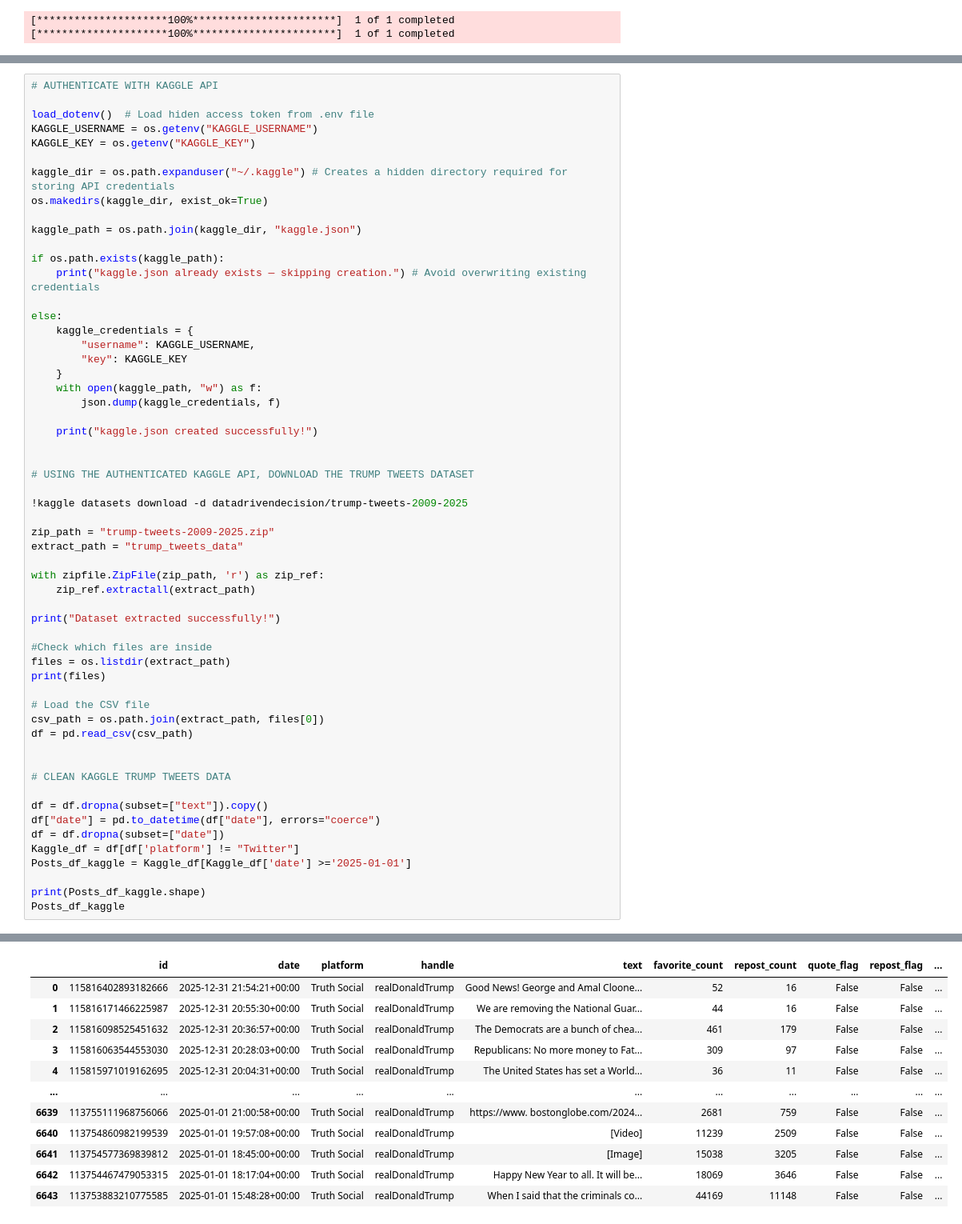
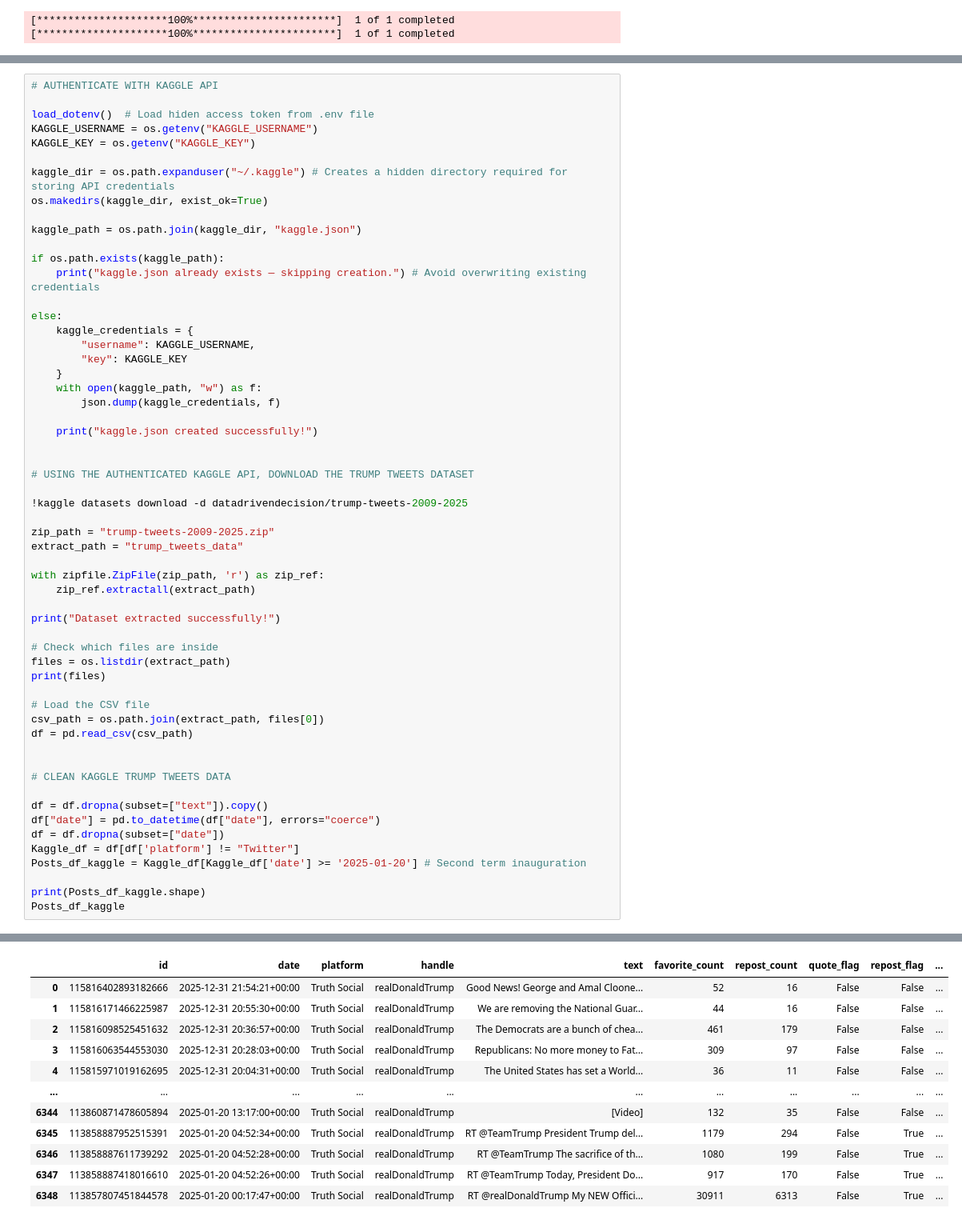
Before and after one commit to ben-mikus/wdip-course-project, a Jupyter notebook: wdip-course-project.ipynb, the cells around one changed output, grey strips where cells are left out. Shown at 80% size. Drawn from its saved outputs; the diff is of its cells as text.

```diff
--- a/wdip-course-project.ipynb
+++ b/wdip-course-project.ipynb
@@ -188,7 +197,7 @@ with zipfile.ZipFile(zip_path, 'r') as zip_ref:
 
 print("Dataset extracted successfully!")
 
-#Check which files are inside
+# Check which files are inside
 files = os.listdir(extract_path)
 print(files)
 
@@ -203,7 +212,7 @@ df = df.dropna(subset=["text"]).copy()
 df["date"] = pd.to_datetime(df["date"], errors="coerce")
 df = df.dropna(subset=["date"])
 Kaggle_df = df[df['platform'] != "Twitter"]
-Posts_df_kaggle = Kaggle_df[Kaggle_df['date'] >='2025-01-01']
+Posts_df_kaggle = Kaggle_df[Kaggle_df['date'] >= '2025-01-20'] # Second term inauguration
 
 print(Posts_df_kaggle.shape)
 Posts_df_kaggle
@@ -218,12 +227,12 @@ Dataset extracted successfully!
 |  | id | date | platform | handle | text | favorite_count | repost_count | quote_flag | repost_flag | ... |
 | 0 | 115816402893182666 | 2025-12-31 21:54:21+00:00 | Truth Social | realDonaldTrump | Good News! George and Amal Cloone... | 52 | 16 | False | False | ... |
 | 1 | 115816171466225987 | 2025-12-31 20:55:30+00:00 | Truth Social | realDonaldTrump | We are removing the National Guar... | 44 | 16 | False | False | ... |
 | 2 | 115816098525451632 | 2025-12-31 20:36:57+00:00 | Truth Social | realDonaldTrump | The Democrats are a bunch of chea... | 461 | 179 | False | False | ... |
 | 3 | 115816063544553030 | 2025-12-31 20:28:03+00:00 | Truth Social | realDonaldTrump | Republicans: No more money to Fat... | 309 | 97 | False | False | ... |
 | 4 | 115815971019162695 | 2025-12-31 20:04:31+00:00 | Truth Social | realDonaldTrump | The United States has set a World... | 36 | 11 | False | False | ... |
 | ... | ... | ... | ... | ... | ... | ... | ... | ... | ... | ... |
-| 6639 | 113755111968756066 | 2025-01-01 21:00:58+00:00 | Truth Social | realDonaldTrump | https://www. bostonglobe.com/2024... | 2681 | 759 | False | False | ... |
-| 6640 | 113754860982199539 | 2025-01-01 19:57:08+00:00 | Truth Social | realDonaldTrump | [Video] | 11239 | 2509 | False | False | ... |
-| 6641 | 113754577369839812 | 2025-01-01 18:45:00+00:00 | Truth Social | realDonaldTrump | [Image] | 15038 | 3205 | False | False | ... |
-| 6642 | 113754467479053315 | 2025-01-01 18:17:04+00:00 | Truth Social | realDonaldTrump | Happy New Year to all. It will be... | 18069 | 3646 | False | False | ... |
-| 6643 | 113753883210775585 | 2025-01-01 15:48:28+00:00 | Truth Social | realDonaldTrump | When I said that the criminals co... | 44169 | 11148 | False | False | ... |
+| 6344 | 113860871478605894 | 2025-01-20 13:17:00+00:00 | Truth Social | realDonaldTrump | [Video] | 132 | 35 | False | False | ... |
+| 6345 | 113858887952515391 | 2025-01-20 04:52:34+00:00 | Truth Social | realDonaldTrump | RT @TeamTrump President Trump del... | 1179 | 294 | False | True | ... |
+| 6346 | 113858887611739292 | 2025-01-20 04:52:28+00:00 | Truth Social | realDonaldTrump | RT @TeamTrump The sacrifice of th... | 1080 | 199 | False | True | ... |
+| 6347 | 113858887418016610 | 2025-01-20 04:52:26+00:00 | Truth Social | realDonaldTrump | RT @TeamTrump Today, President Do... | 917 | 170 | False | True | ... |
+| 6348 | 113857807451844578 | 2025-01-20 00:17:47+00:00 | Truth Social | realDonaldTrump | RT @realDonaldTrump My NEW Offici... | 30911 | 6313 | False | True | ... |
```
Also changed, not shown: parts of 23 cells of this notebook.
